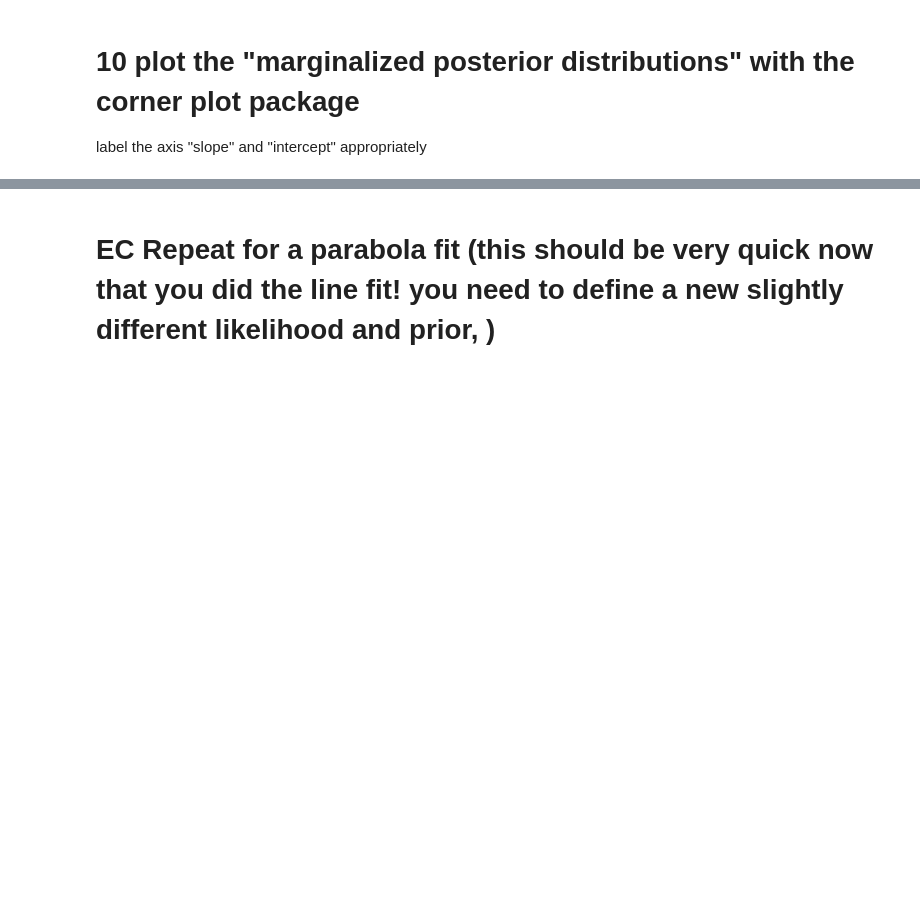
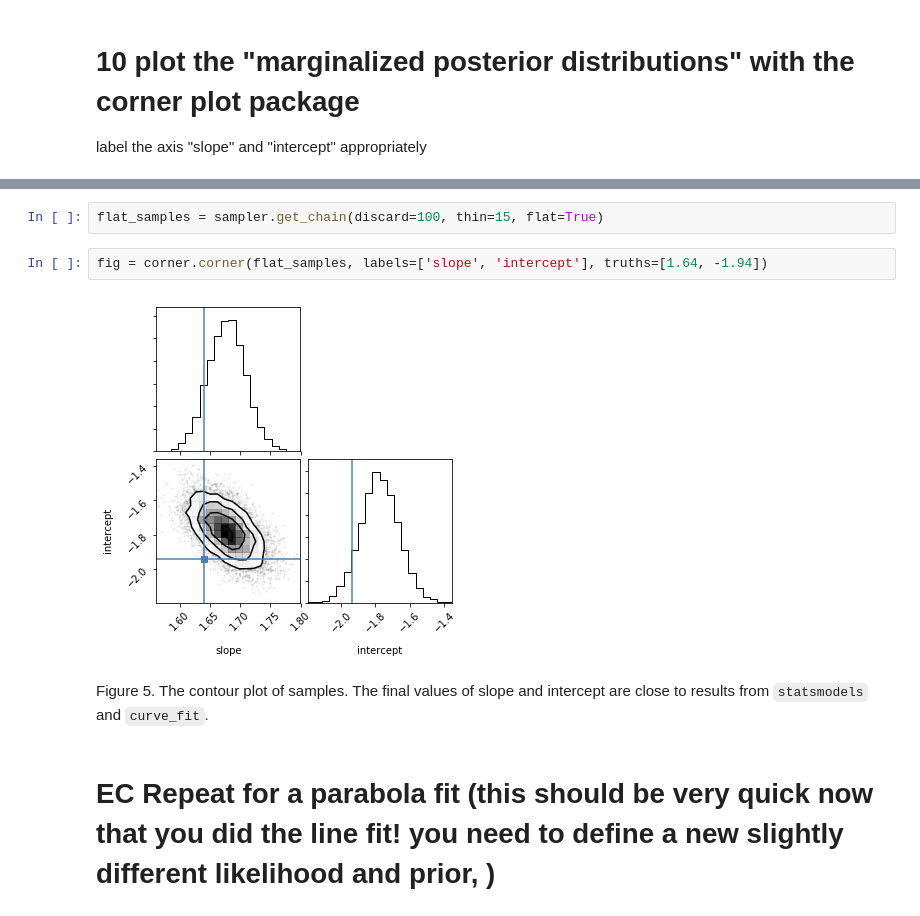
Before and after one commit to xiaolng/DSPS_xLi, a Jupyter notebook: HW7/LRtestAndMCMC.ipynb, the cells around one changed output, grey strips where cells are left out. Drawn from its saved outputs; the diff is of its cells as text; blank space fills up the shorter version.

````diff
--- a/HW7/LRtestAndMCMC.ipynb
+++ b/HW7/LRtestAndMCMC.ipynb
@@ -397,2 +428,10 @@ label the axis "slope" and "intercept" appropriately
+# %%
+flat_samples = sampler.get_chain(discard=100, thin=15, flat=True)
+# %%
+fig = corner.corner(flat_samples, labels=['slope', 'intercept'], truths=[1.64, -1.94])
+# %% [output]
+[figure, added]
+# %% [markdown]
+Figure 5. The contour plot of samples. The final values of slope and intercept are close to results from ```statsmodels``` and ```curve_fit```.
 # %% [markdown]
 #  EC Repeat for a parabola fit (this should be very quick now that you did the line fit! you need to define a new slightly different likelihood and prior, )
````
Also changed, not shown: parts of 20 cells of this notebook.
